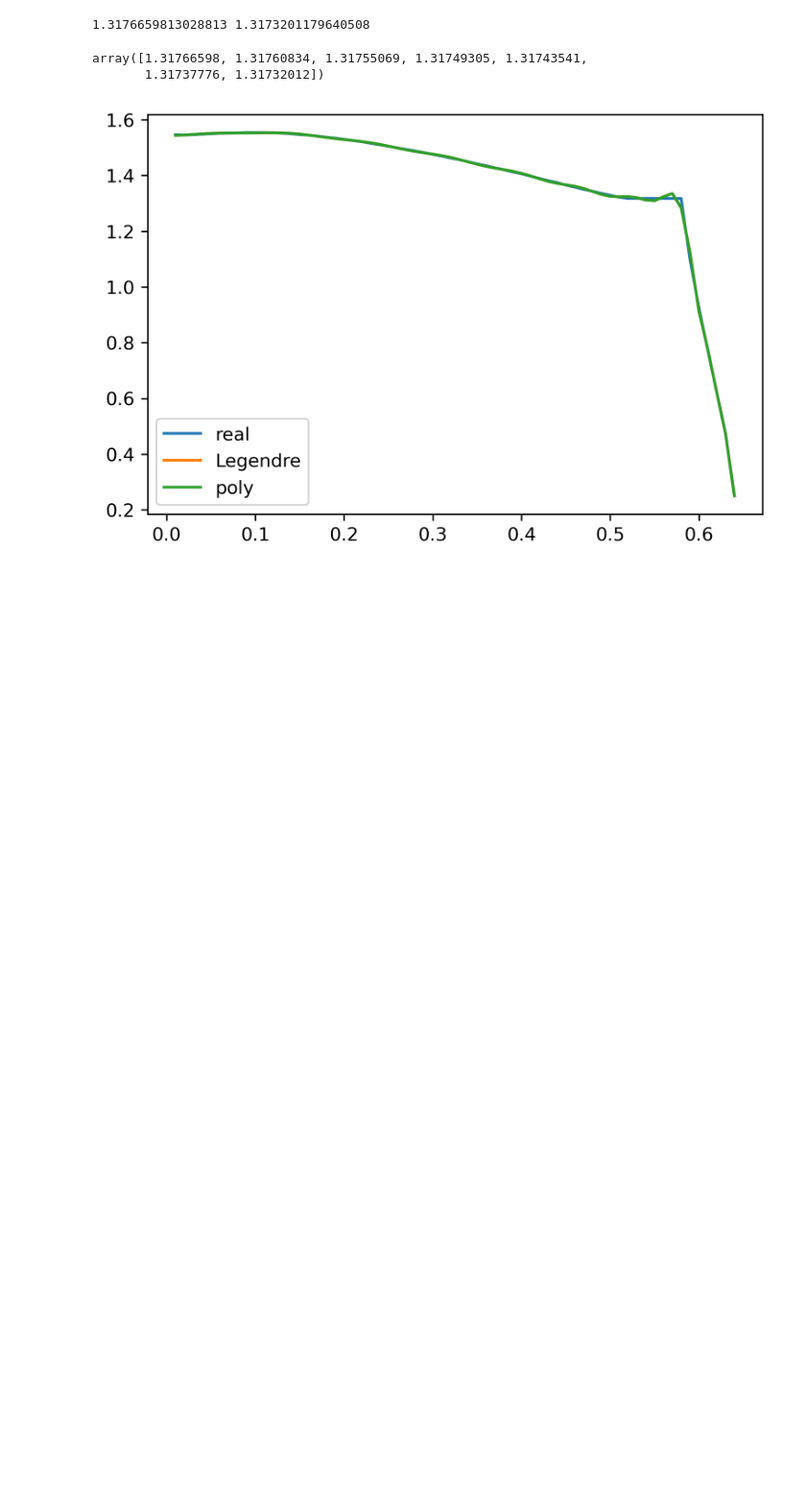
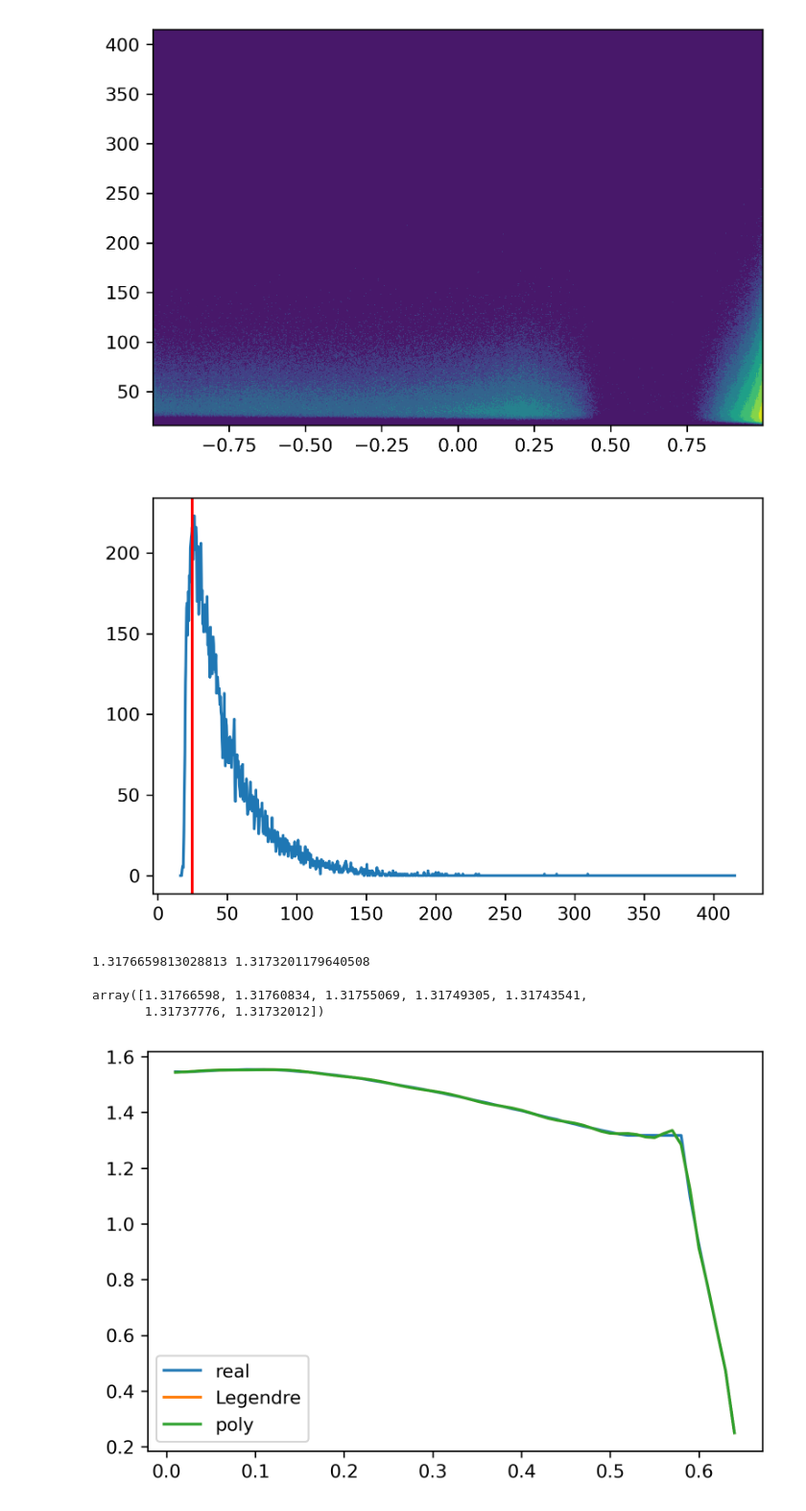
Before and after one commit to dw839566105/Recon1t, a Jupyter notebook: calib/View_Time.ipynb, the cells around one changed output. Shown at 96% size. Saved outputs shown, nothing was run; the diff lists cells and outputs as text; code cells hidden in the pictures; blank space fills up the shorter version.

```diff
--- a/calib/View_Time.ipynb
+++ b/calib/View_Time.ipynb
@@ -131,3 +193,20 @@ array([1.54618741, 1.54513328, 1.54609839, 1.54797101, 1.54960095,
+# %%
+plt.figure(dpi=300)
+H, xe, ye = np.histogram2d(cos_theta, a1, bins=1000)
+plt.contourf(xe[:-1], ye[:-1], np.log(H.T+1))
+#plt.contourf(xe[:-1], ye[:-1], H.T)
+plt.figure(dpi=300)
+index = 990
+plt.plot(ye[:-1], H[index][:])
+h = tables.open_file('coeff_time_1t_reflection0.05_2MeV_0.1_1/file_%+.2f0.h5' % (0.65*xe[index]))
+z = np.linspace(-1,1,100)
+k = LG.legval(xe[index], h.root.coeff25[:])
+plt.axvline(k, color='red')
+h.close()
+plt.show()
+# %% [output]
+[figure, added]
+[figure, added]
 # %%
 print(coeff_pe[1][51],coeff_pe[1][57])
 np.interp(rd[51:58],np.array((rd[51], rd[57])), np.array((coeff_pe[1][51],coeff_pe[1][57])))
```
Also changed, not shown: parts of 8 cells of this notebook, 46 other files.
